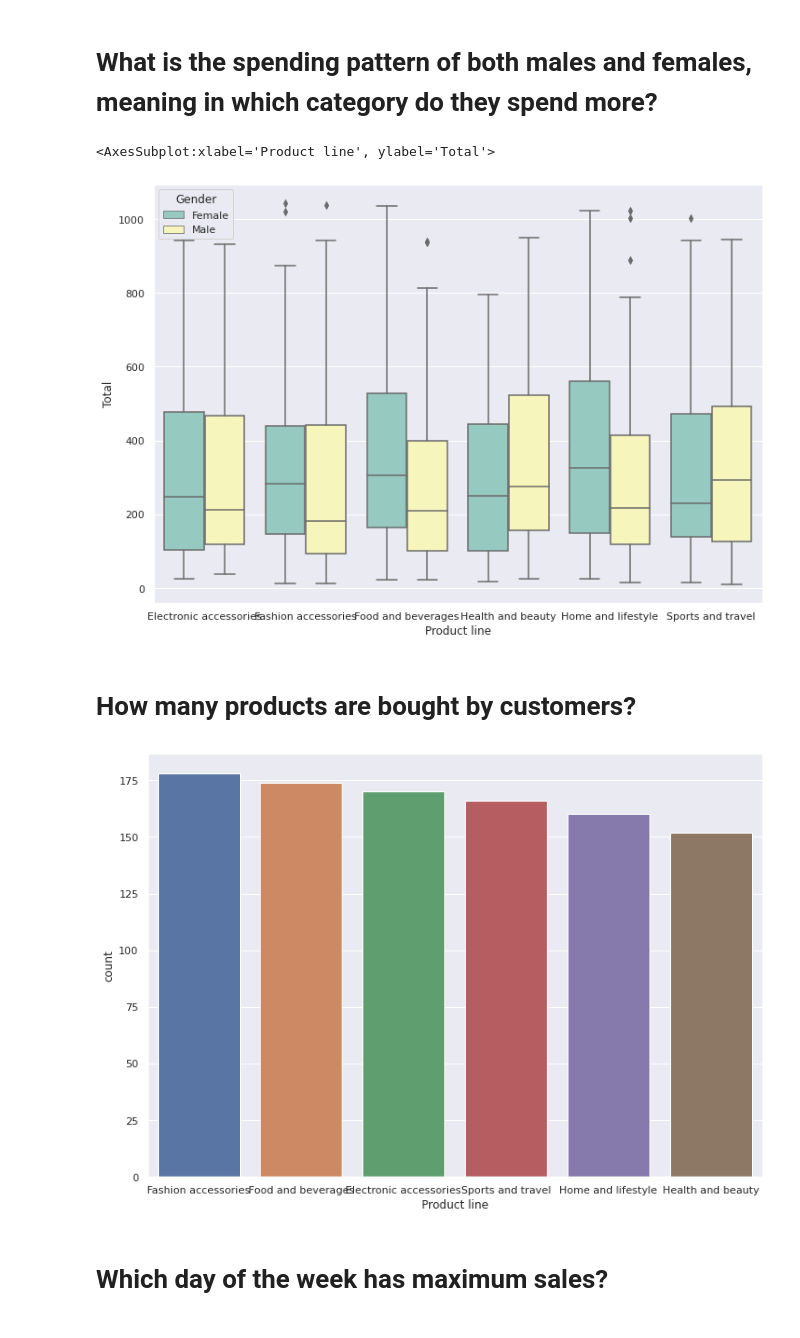
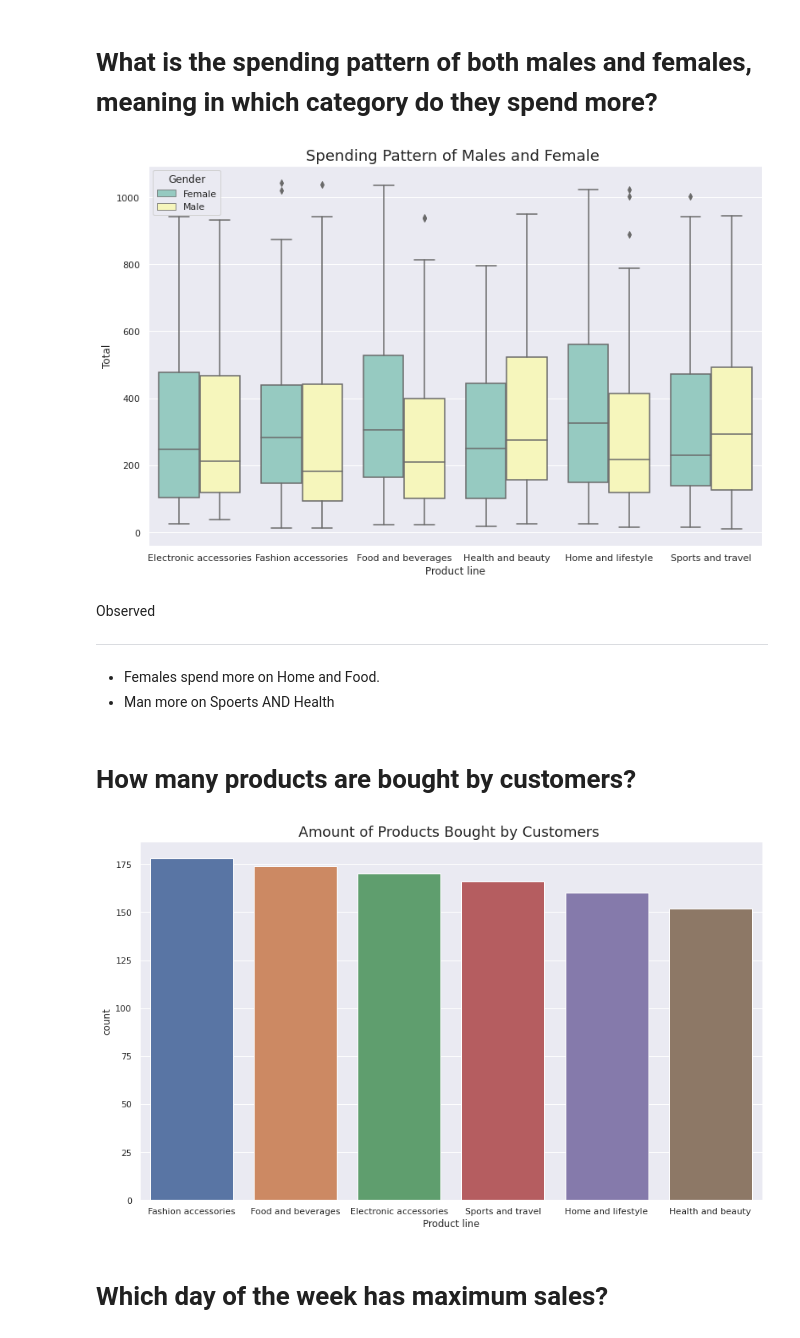
Before and after one commit to goswamimohit/SuperMarket_EDA, a Jupyter notebook: super-mkt-sale.ipynb, the cells around one changed output. Saved outputs shown, nothing was run; the diff lists cells and outputs as text; code cells hidden in the pictures.

```diff
--- a/super-mkt-sale.ipynb
+++ b/super-mkt-sale.ipynb
@@ -526,7 +546,8 @@ Observation
 # gross_time.info()
 # gross_time=gross_time.set_index(['Date'])
 # %%
-sns.set(rc={'figure.figsize':(11.7,8.27)})
-sns.lineplot(x="Date", y="gross income",
-             data=mkt,ci=None)
+plt.title('Time Trend in Gross Income ', fontsize=18)
+
+sns.set(rc={'figure.figsize':(25,8.27)})
+sns.lineplot(x="Date", y="gross income",data=mkt,ci=None,sort=True,);
 # %% [output]
@@ -561,6 +587,7 @@ Index(['Invoice ID', 'Branch', 'City', 'Customer type', 'Gender',
        'Rating', 'weekday', 'Hour', 'Minute', 'month'],
       dtype='object')
 # %%
-sns.set(rc={'figure.figsize':(11.7,8.27)})
-sns.barplot(x="Product line", y="gross income",data=mkt)
+plt.title('Product line Helps You Generate the Most Income ', fontsize=18)
+sns.set(rc={'figure.figsize':(13,8.27)})
+sns.barplot(x="Product line", y="gross income",data=mkt);
 # %% [output]
@@ -569,18 +595,25 @@ sns.barplot(x="Product line", y="gross income",data=mkt)
 # %% [markdown]
 # What is the spending pattern of both males and females, meaning in which category do they spend more?
 # %%
-sns.set(rc={'figure.figsize':(11.7,8.27)})
+plt.title('Spending Pattern of Males and Female ', fontsize=18)
+sns.set(rc={'figure.figsize':(14,8.27)})
 sns.boxplot(x="Product line", y="Total", hue="Gender",
-                 data=mkt, palette="Set3")
+                 data=mkt, palette="Set3");
 # %% [output]
-<AxesSubplot:xlabel='Product line', ylabel='Total'>
-[figure, old version]
+[figure, new version]
+# %% [markdown]
+Observed
+
+---------------------------
+- Females spend more on Home and Food.
+- Man more on Spoerts AND Health
 # %% [markdown]
 # How many products are bought by customers?
 # %%
+plt.title('Amount of Products Bought by Customers ', fontsize=18)
 sns.set(rc={'figure.figsize':(11.7,8.27)})
 sns.countplot(x="Product line", data=mkt,order = mkt['Product line'].value_counts().index);
 # %% [output]
-[figure, old version]
+[figure, new version]
 # %% [markdown]
 # Which day of the week has maximum sales?
```
Also changed, not shown: parts of 24 cells of this notebook.
